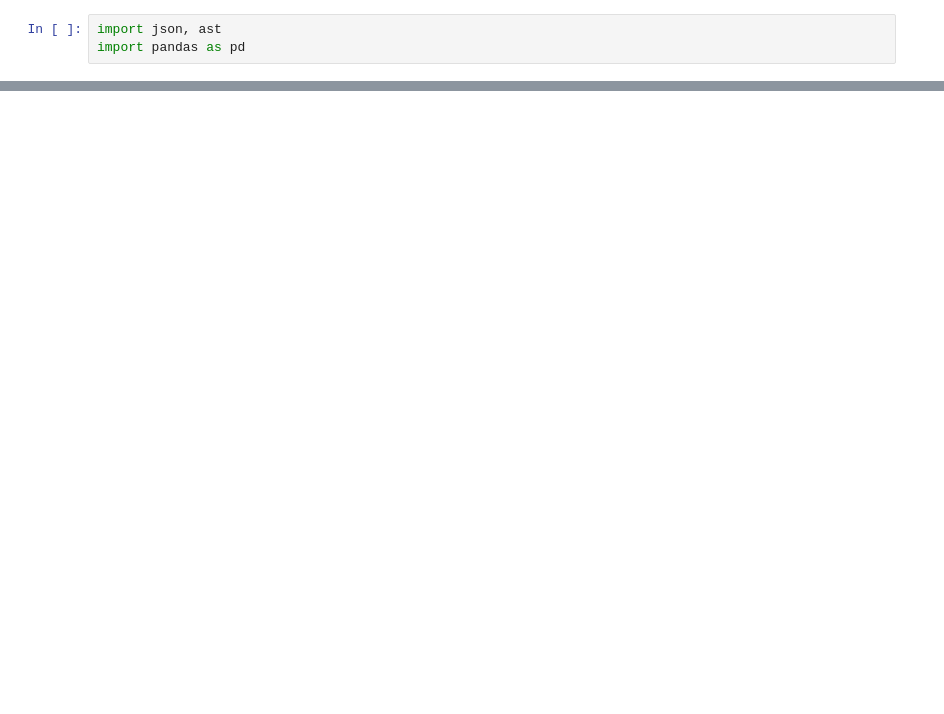
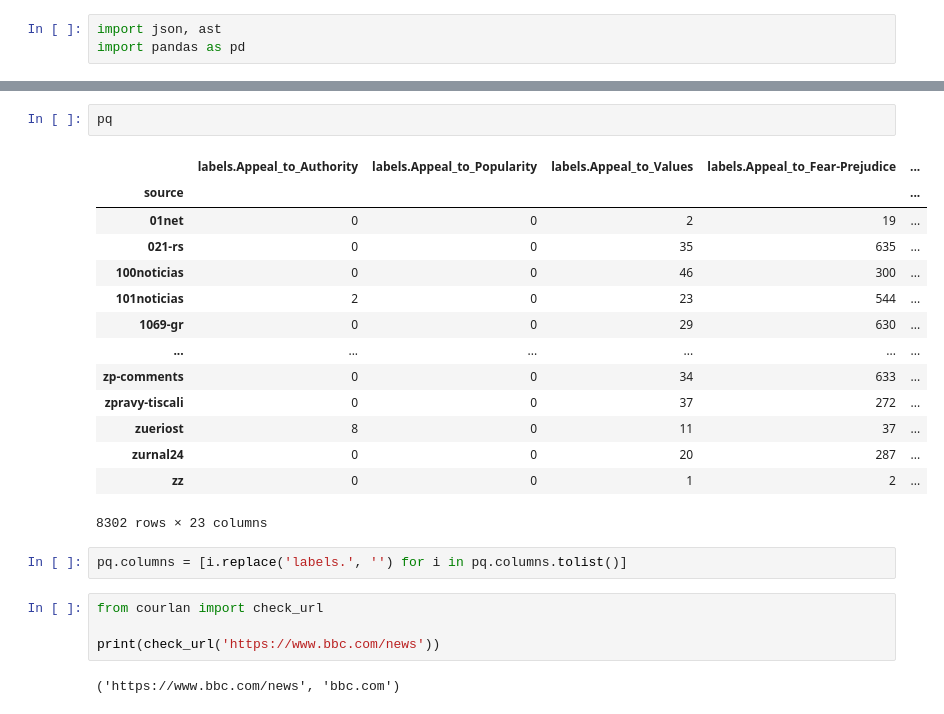
Before and after one commit to Stealth-py/FactandBias, a Jupyter notebook: parse_data.ipynb, the cells around one changed output, grey strips where cells are left out. Drawn from its saved outputs; the diff is of its cells as text; blank space fills up the shorter version.

```diff
--- a/parse_data.ipynb
+++ b/parse_data.ipynb
@@ -30,0 +81,25 @@ JSONDecodeError: Expecting ':' delimiter: line 534164 column 7797 (char 27434957
+# %%
+pq
+# %% [output]
+|  | labels.Appeal_to_Authority | labels.Appeal_to_Popularity | labels.Appeal_to_Values | labels.Appeal_to_Fear-Prejudice | ... |
+| source |  |  |  |  | ... |
+| 01net | 0 | 0 | 2 | 19 | ... |
+| 021-rs | 0 | 0 | 35 | 635 | ... |
+| 100noticias | 0 | 0 | 46 | 300 | ... |
+| 101noticias | 2 | 0 | 23 | 544 | ... |
+| 1069-gr | 0 | 0 | 29 | 630 | ... |
+| ... | ... | ... | ... | ... | ... |
+| zp-comments | 0 | 0 | 34 | 633 | ... |
+| zpravy-tiscali | 0 | 0 | 37 | 272 | ... |
+| zueriost | 8 | 0 | 11 | 37 | ... |
+| zurnal24 | 0 | 0 | 20 | 287 | ... |
+| zz | 0 | 0 | 1 | 2 | ... |
+8302 rows × 23 columns
+# %%
+pq.columns = [i.replace('labels.', '') for i in pq.columns.tolist()]
+# %%
+from courlan import check_url
+
+print(check_url('https://www.bbc.com/news'))
+# %% [output]
+('https://www.bbc.com/news', 'bbc.com')
```
Also changed, not shown: parts of 24 cells of this notebook, 5 other files.
